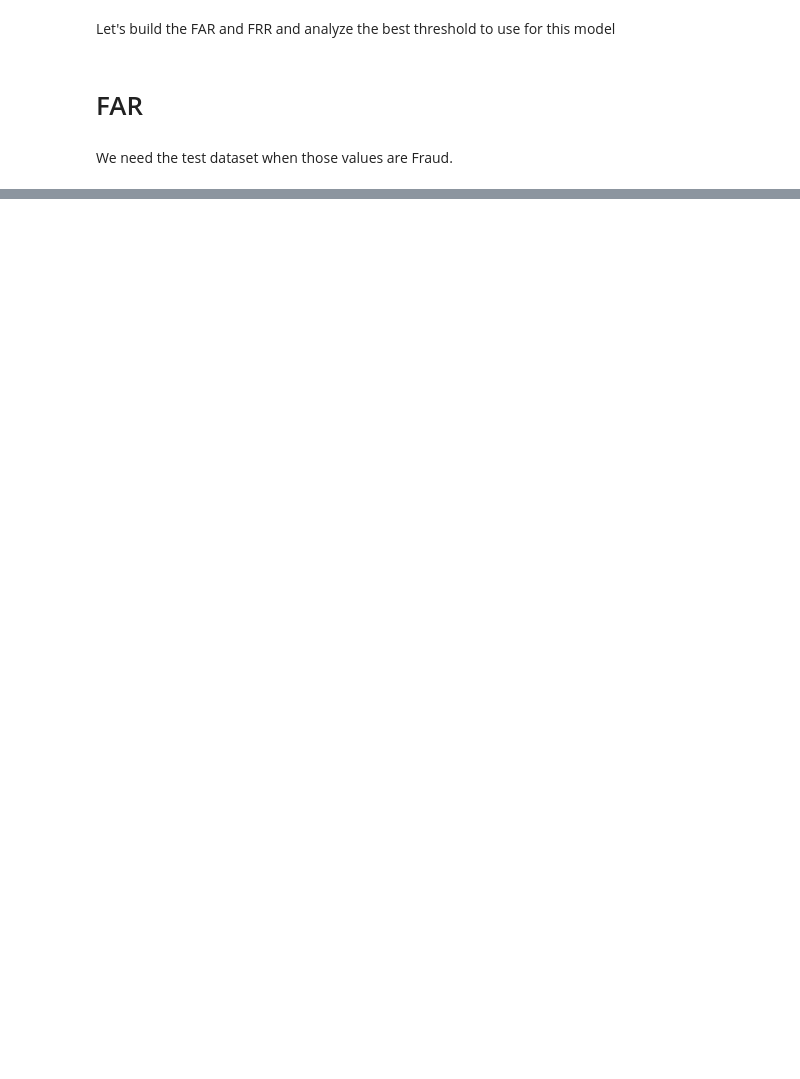
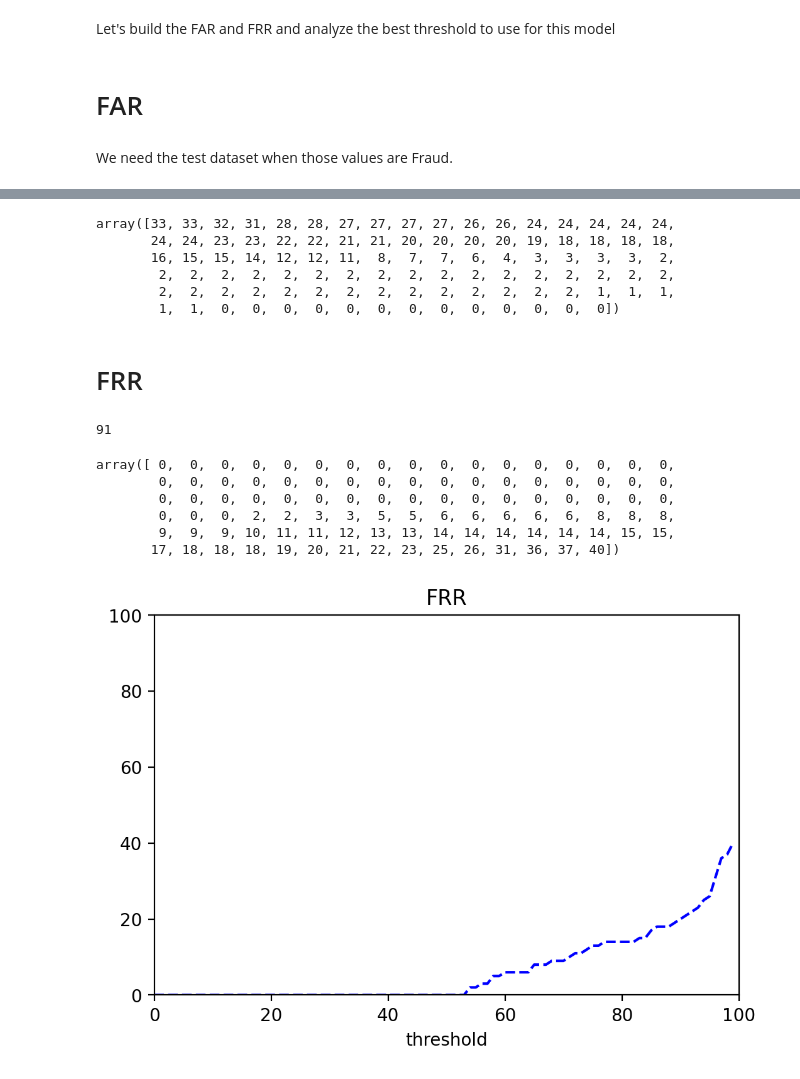
Before and after one commit to LucianoBatista/fraud-detection-classifier, a Jupyter notebook: analysis/evaluate-frr-far-curves.ipynb, the cells around one changed output, grey strips where cells are left out. Cells and saved outputs as stored; diff of their text form; code cells hidden in the pictures; blank space fills up the shorter version.

Commit message:
:sparkles: plotting frr far curves.

```diff
--- a/analysis/evaluate-frr-far-curves.ipynb
+++ b/analysis/evaluate-frr-far-curves.ipynb
@@ -37,0 +93,75 @@ far
+# %%
+# apply the threshold and save how many observations passes
+far = []
+threshold = []
+for i in range(100):
+    num = 0
+    for value in probs_int:
+        if value > i:
+            num += 1
+    far.append(num)
+    threshold.append(i)
+
+far = np.array(far)
+far
+# %% [output]
+array([33, 33, 32, 31, 28, 28, 27, 27, 27, 27, 26, 26, 24, 24, 24, 24, 24,
+       24, 24, 23, 23, 22, 22, 21, 21, 20, 20, 20, 20, 19, 18, 18, 18, 18,
+       16, 15, 15, 14, 12, 12, 11,  8,  7,  7,  6,  4,  3,  3,  3,  3,  2,
+        2,  2,  2,  2,  2,  2,  2,  2,  2,  2,  2,  2,  2,  2,  2,  2,  2,
+        2,  2,  2,  2,  2,  2,  2,  2,  2,  2,  2,  2,  2,  2,  1,  1,  1,
+        1,  1,  0,  0,  0,  0,  0,  0,  0,  0,  0,  0,  0,  0,  0])
+# %% [markdown]
+# FRR
+# %%
+fraud_transformed_data = pd.concat([x_test, y_test], axis=1)
+fraud_100_w_hat = fraud_transformed_data[fraud_transformed_data["is_fraud"] == 1].sample(100)
+fraud_100 = fraud_100_w_hat.drop(['is_fraud'], axis=1)
+# %%
+yhat_class = model.predict(fraud_100)
+yhat_prob = model.predict_proba(fraud_100)
+probs = list(yhat_prob[:, 1]*100)
+probs_int = [int(prob) for prob in probs]
+# probs_int = [yhat for i, yhat in enumerate(yhat_class) if fraud_100_w_hat.values[i] == yhat]
+probs_real_int = []
+for i, yhat in enumerate(yhat_class):
+    if fraud_100_w_hat["is_fraud"].values[i] == yhat:
+        probs_real_int.append(probs_int[i])
+
+len(probs_real_int)
+# %% [output]
+91
+# %%
+frr = []
+for i in range(100):
+        num = 0
+
+        for x in probs_real_int:
+                if x<i:
+                        num+=1
+        #print(i,num)
+        frr.append(num)
+
+
+frr = np.array(frr)
+frr
+# %% [output]
+array([ 0,  0,  0,  0,  0,  0,  0,  0,  0,  0,  0,  0,  0,  0,  0,  0,  0,
+        0,  0,  0,  0,  0,  0,  0,  0,  0,  0,  0,  0,  0,  0,  0,  0,  0,
+        0,  0,  0,  0,  0,  0,  0,  0,  0,  0,  0,  0,  0,  0,  0,  0,  0,
+        0,  0,  0,  2,  2,  3,  3,  5,  5,  6,  6,  6,  6,  6,  8,  8,  8,
+        9,  9,  9, 10, 11, 11, 12, 13, 13, 14, 14, 14, 14, 14, 14, 15, 15,
+       17, 18, 18, 18, 19, 20, 21, 22, 23, 25, 26, 31, 36, 37, 40])
+# %%
+import matplotlib.pyplot as plt
+import matplotlib as mpl
+
+mpl.rcParams["figure.dpi"] = 200
+# %%
+plt.plot(threshold,frr,'--b')
+plt.xlabel('threshold')
+plt.title('FRR')
+plt.axis([0, 100, 0, 100])
+plt.show()
+# %% [output]
+[figure, added]
```
Also changed, not shown: parts of 8 cells of this notebook.
